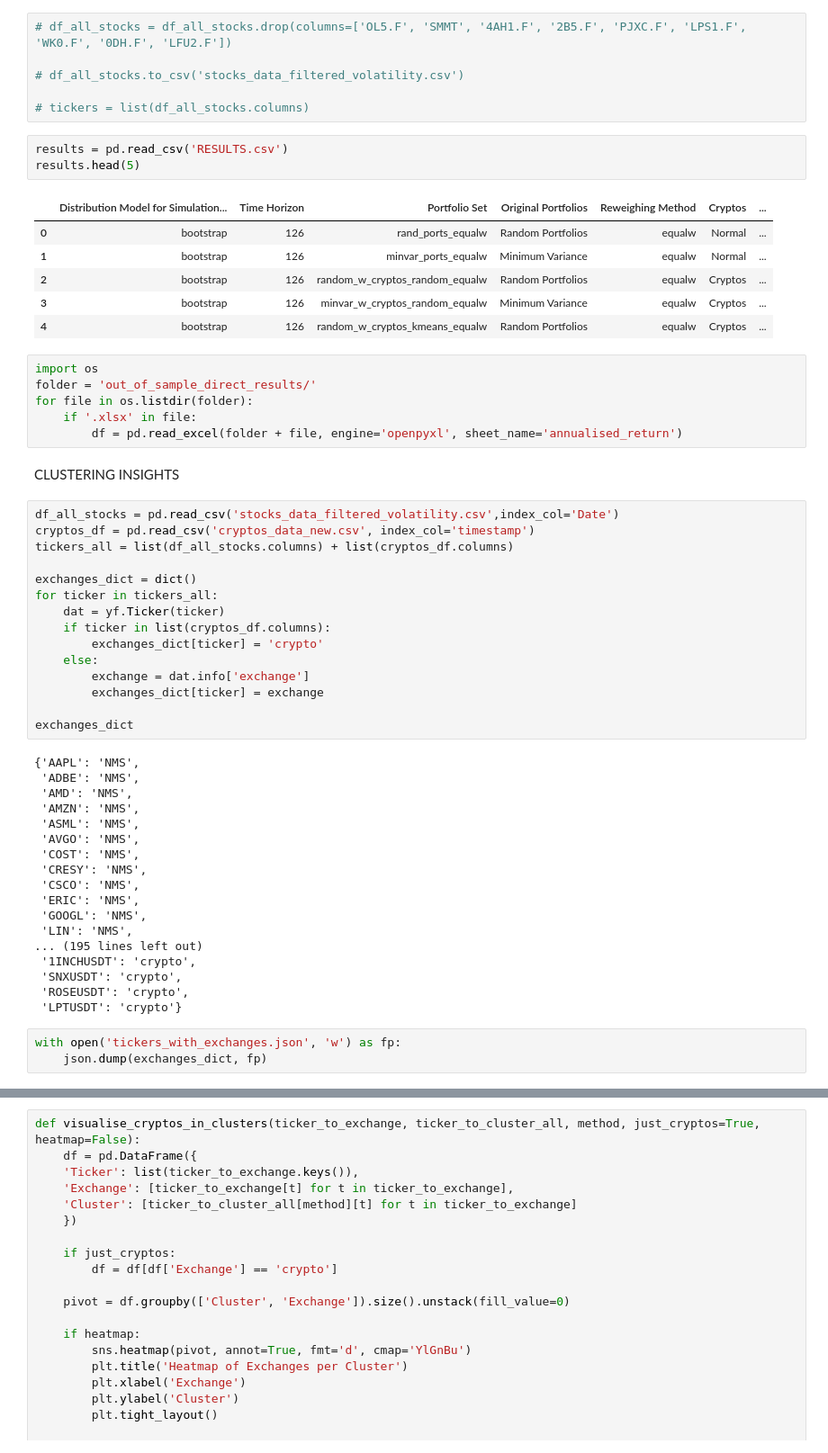
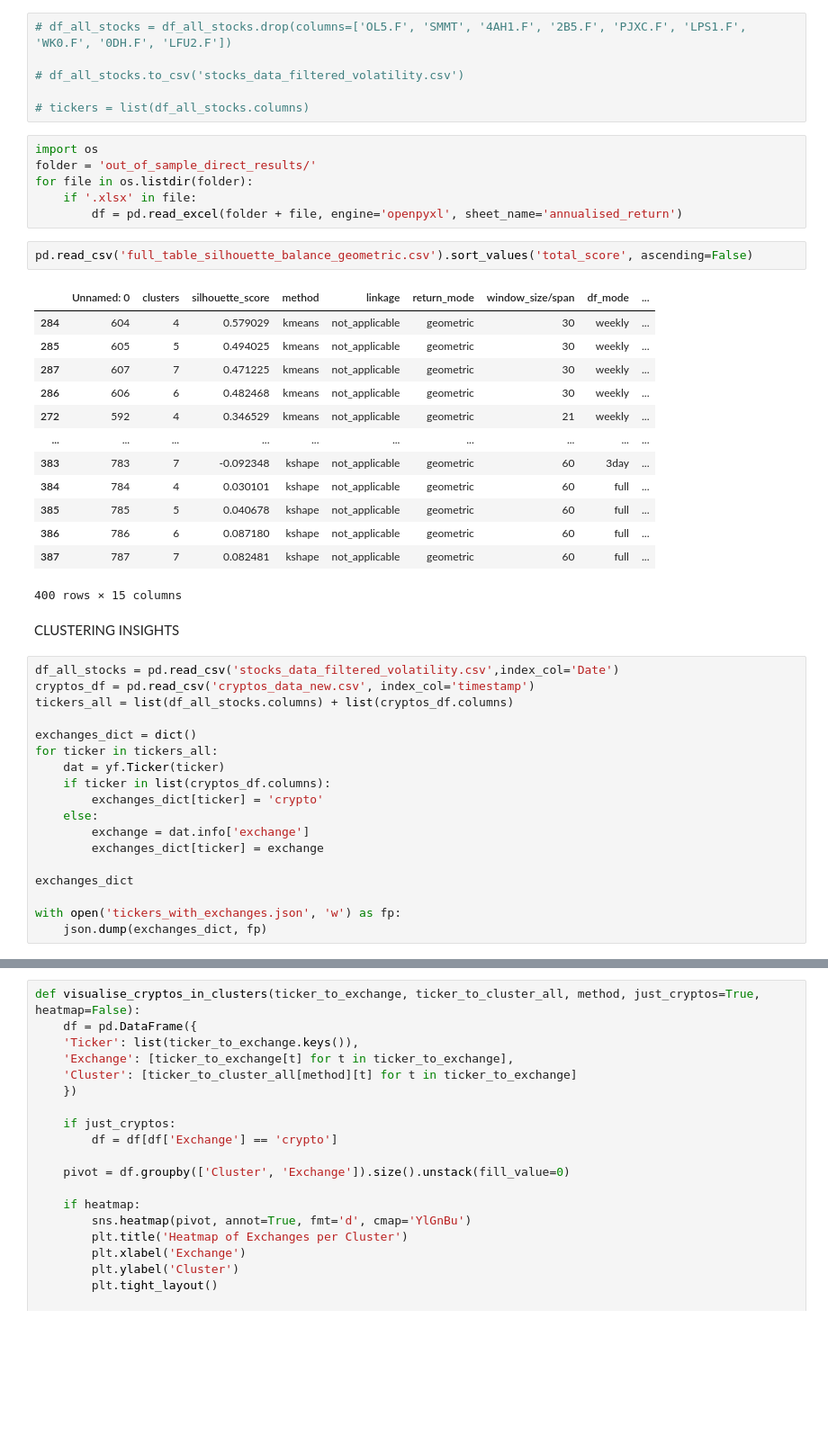
Before and after one commit to KirillKovalchuk02/thesis_clustering, a Jupyter notebook: test.ipynb, the cells around one changed output, grey strips where cells are left out. Shown at 90% size. Saved outputs shown, nothing was run; the diff lists cells and outputs as text; blank space fills up the shorter version.

```diff
--- a/test.ipynb
+++ b/test.ipynb
@@ -48,22 +48,28 @@ dtype: float64
 # df_all_stocks.to_csv('stocks_data_filtered_volatility.csv')
 
 # tickers = list(df_all_stocks.columns)
-# %%
-results = pd.read_csv('RESULTS.csv')
-results.head(5)
-# %% [output]
-|  | Distribution Model for Simulation... | Time Horizon | Portfolio Set | Original Portfolios | Reweighing Method | Cryptos | ... |
-| 0 | bootstrap | 126 | rand_ports_equalw | Random Portfolios | equalw | Normal | ... |
-| 1 | bootstrap | 126 | minvar_ports_equalw | Minimum Variance | equalw | Normal | ... |
-| 2 | bootstrap | 126 | random_w_cryptos_random_equalw | Random Portfolios | equalw | Cryptos | ... |
-| 3 | bootstrap | 126 | minvar_w_cryptos_random_equalw | Minimum Variance | equalw | Cryptos | ... |
-| 4 | bootstrap | 126 | random_w_cryptos_kmeans_equalw | Random Portfolios | equalw | Cryptos | ... |
 # %%
 import os
 folder = 'out_of_sample_direct_results/'
 for file in os.listdir(folder):
     if '.xlsx' in file:
         df = pd.read_excel(folder + file, engine='openpyxl', sheet_name='annualised_return')
+# %%
+pd.read_csv('full_table_silhouette_balance_geometric.csv').sort_values('total_score', ascending=False)
+# %% [output]
+|  | Unnamed: 0 | clusters | silhouette_score | method | linkage | return_mode | window_size/span | df_mode | ... |
+| 284 | 604 | 4 | 0.579029 | kmeans | not_applicable | geometric | 30 | weekly | ... |
+| 285 | 605 | 5 | 0.494025 | kmeans | not_applicable | geometric | 30 | weekly | ... |
+| 287 | 607 | 7 | 0.471225 | kmeans | not_applicable | geometric | 30 | weekly | ... |
+| 286 | 606 | 6 | 0.482468 | kmeans | not_applicable | geometric | 30 | weekly | ... |
+| 272 | 592 | 4 | 0.346529 | kmeans | not_applicable | geometric | 21 | weekly | ... |
+| ... | ... | ... | ... | ... | ... | ... | ... | ... | ... |
+| 383 | 783 | 7 | -0.092348 | kshape | not_applicable | geometric | 60 | 3day | ... |
+| 384 | 784 | 4 | 0.030101 | kshape | not_applicable | geometric | 60 | full | ... |
+| 385 | 785 | 5 | 0.040678 | kshape | not_applicable | geometric | 60 | full | ... |
+| 386 | 786 | 6 | 0.087180 | kshape | not_applicable | geometric | 60 | full | ... |
+| 387 | 787 | 7 | 0.082481 | kshape | not_applicable | geometric | 60 | full | ... |
+400 rows × 15 columns
 # %% [markdown]
 CLUSTERING INSIGHTS
 # %%
@@ -81,27 +87,9 @@ for ticker in tickers_all:
         exchanges_dict[ticker] = exchange
 
 exchanges_dict
+
+with open('tickers_with_exchanges.json', 'w') as fp:
+    json.dump(exchanges_dict, fp)
-# %% [output]
-{'AAPL': 'NMS',
- 'ADBE': 'NMS',
- 'AMD': 'NMS',
- 'AMZN': 'NMS',
- 'ASML': 'NMS',
- 'AVGO': 'NMS',
- 'COST': 'NMS',
- 'CRESY': 'NMS',
- 'CSCO': 'NMS',
- 'ERIC': 'NMS',
- 'GOOGL': 'NMS',
- 'LIN': 'NMS',
-... (195 lines left out)
- '1INCHUSDT': 'crypto',
- 'SNXUSDT': 'crypto',
- 'ROSEUSDT': 'crypto',
- 'LPTUSDT': 'crypto'}
-# %%
-with open('tickers_with_exchanges.json', 'w') as fp:
-    json.dump(exchanges_dict, fp)
 # %%
 cluster_labels = dict()
 for method in ['ahc', 'kmeans', 'kshape']:
```
Also changed, not shown: parts of 8 cells of this notebook, 41 other files.
